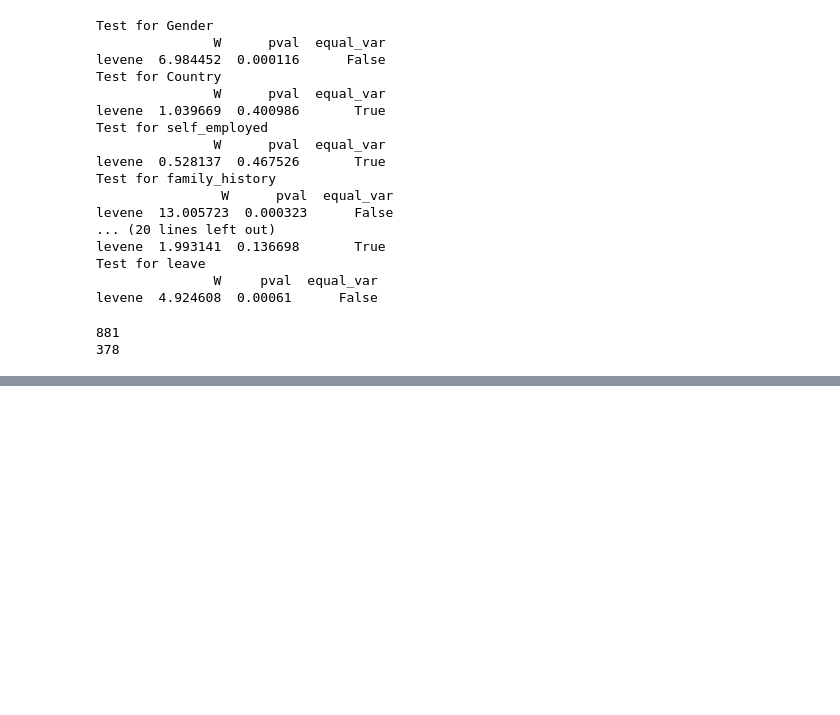
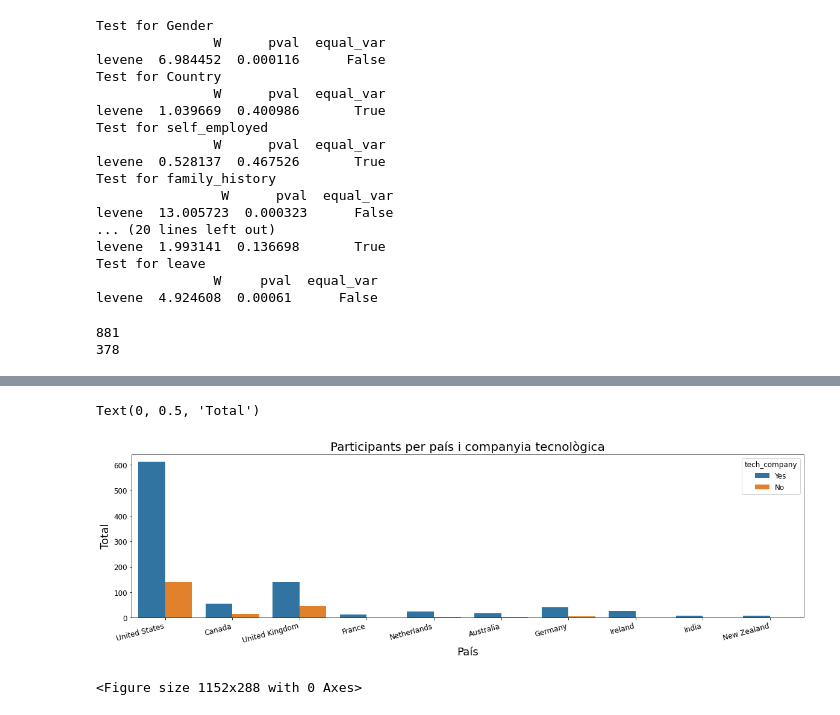
Before and after one commit to yrobla/mental-health-analysys, a Jupyter notebook: yrobla_pra2.ipynb, the cells around one changed output, grey strips where cells are left out. Drawn from its saved outputs; the diff is of its cells as text; code cells hidden in the pictures; blank space fills up the shorter version.

```diff
--- a/yrobla_pra2.ipynb
+++ b/yrobla_pra2.ipynb
@@ -228,11 +228,15 @@ Columna obs_consequence - valors:
 ['no' 'yes']
 # %%
 # a continuació apliquem un label encoder per factoritzar
+df_2014_original = df_2014.copy() # copiem la versió original sense labels
+
 from sklearn import preprocessing
+labelDict = {}
 
 for feature in df_2014:
     le = preprocessing.LabelEncoder()
     le.fit(df_2014[feature])
+
     df_2014[feature] = le.transform(df_2014[feature])
 # %%
 import matplotlib.pyplot as plt
@@ -417,0 +452,20 @@ Precisió del model de regressió logística: 0.67
+# %%
+fig, ax1 = plt.subplots(nrows=1, ncols=1)
+plt.figure(figsize = (16,4))
+fig.set_figheight(5)
+fig.set_figwidth(20)
+plt.subplots_adjust(wspace = 0)
+
+# No of respondents by Country
+num_countries = df_2014_original.groupby('Country').size().sort_values(ascending=False)
+top_countries = num_countries[:10]
+data_top_countries = df_2014_original.loc[df_2014_original['Country'].isin(top_countries.keys())]
+sns.countplot(x = data_top_countries['Country'], hue = data_top_countries['tech_company'], ax=ax1)
+ax1.set_title('Participants per país i companyia tecnològica', fontsize = 20)
+ax1.set_xticklabels(ax1.get_xticklabels(), rotation=15, ha="right")
+ax1.set_xlabel('País', fontsize = 18)
+ax1.set_ylabel('Total', fontsize = 18)
+# %% [output]
+Text(0, 0.5, 'Total')
+[figure, added]
+<Figure size 1152x288 with 0 Axes>
```
Also changed, not shown: parts of 9 cells of this notebook.
